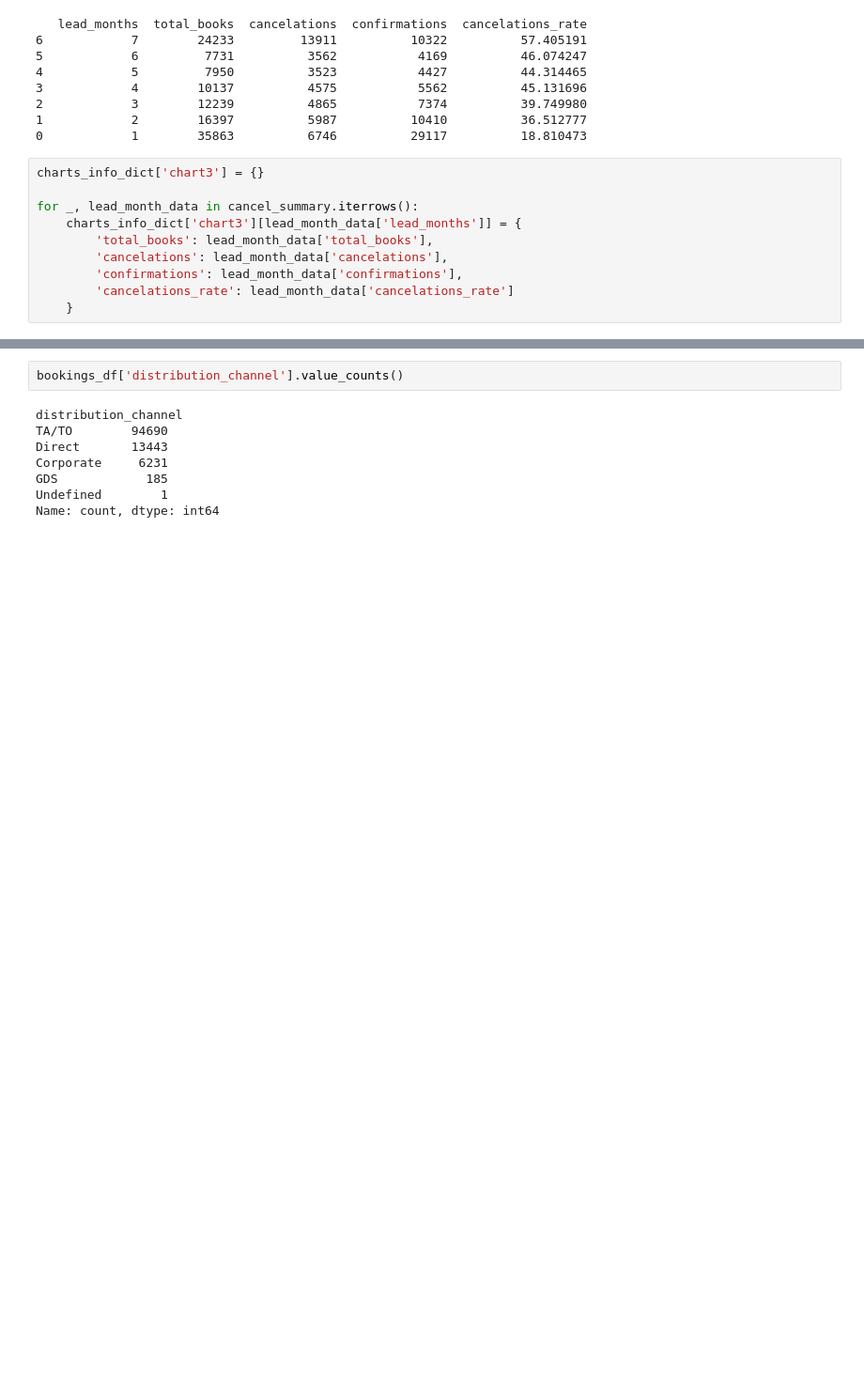
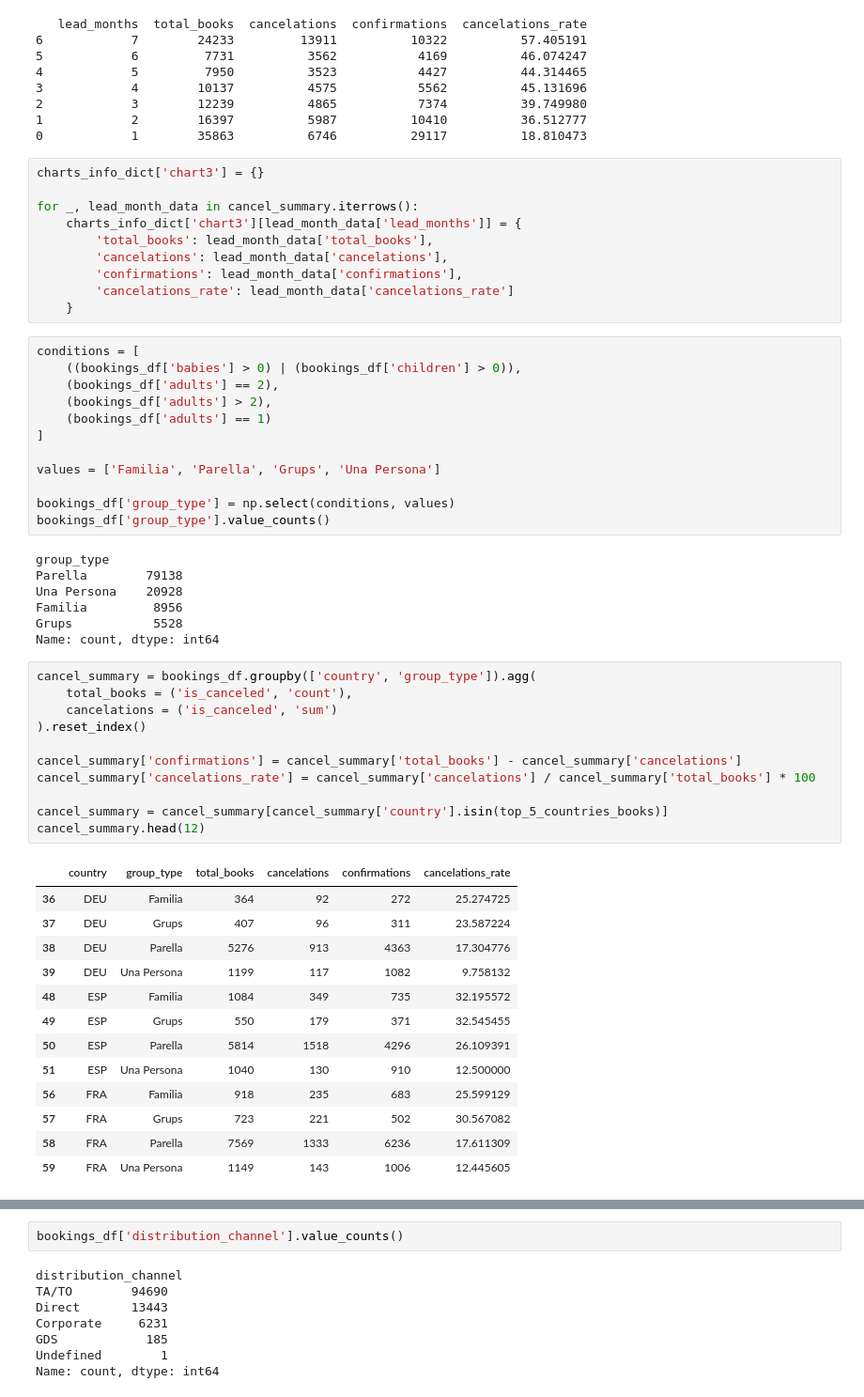
Before and after one commit to mcamarillas/House-Booking-Visualization, a Jupyter notebook: data-processing/process_data.ipynb, the cells around one changed output, grey strips where cells are left out. Shown at 94% size. Cells and saved outputs as stored; diff of their text form; blank space fills up the shorter version.

```diff
--- a/data-processing/process_data.ipynb
+++ b/data-processing/process_data.ipynb
@@ -231,3 +255,47 @@ for _, lead_month_data in cancel_summary.iterrows():
         'confirmations': lead_month_data['confirmations'],
         'cancelations_rate': lead_month_data['cancelations_rate']
     }
+# %%
+conditions = [
+    ((bookings_df['babies'] > 0) | (bookings_df['children'] > 0)),
+    (bookings_df['adults'] == 2),
+    (bookings_df['adults'] > 2),
+    (bookings_df['adults'] == 1)
+]
+
+values = ['Familia', 'Parella', 'Grups', 'Una Persona']
+
+bookings_df['group_type'] = np.select(conditions, values)
+bookings_df['group_type'].value_counts()
+# %% [output]
+group_type
+Parella        79138
+Una Persona    20928
+Familia         8956
+Grups           5528
+Name: count, dtype: int64
+# %%
+cancel_summary = bookings_df.groupby(['country', 'group_type']).agg(
+    total_books = ('is_canceled', 'count'),
+    cancelations = ('is_canceled', 'sum')
+).reset_index()
+
+cancel_summary['confirmations'] = cancel_summary['total_books'] - cancel_summary['cancelations']
+cancel_summary['cancelations_rate'] = cancel_summary['cancelations'] / cancel_summary['total_books'] * 100
+
+cancel_summary = cancel_summary[cancel_summary['country'].isin(top_5_countries_books)]
+cancel_summary.head(12)
+# %% [output]
+|  | country | group_type | total_books | cancelations | confirmations | cancelations_rate |
+| 36 | DEU | Familia | 364 | 92 | 272 | 25.274725 |
+| 37 | DEU | Grups | 407 | 96 | 311 | 23.587224 |
+| 38 | DEU | Parella | 5276 | 913 | 4363 | 17.304776 |
+| 39 | DEU | Una Persona | 1199 | 117 | 1082 | 9.758132 |
+| 48 | ESP | Familia | 1084 | 349 | 735 | 32.195572 |
+| 49 | ESP | Grups | 550 | 179 | 371 | 32.545455 |
+| 50 | ESP | Parella | 5814 | 1518 | 4296 | 26.109391 |
+| 51 | ESP | Una Persona | 1040 | 130 | 910 | 12.500000 |
+| 56 | FRA | Familia | 918 | 235 | 683 | 25.599129 |
+| 57 | FRA | Grups | 723 | 221 | 502 | 30.567082 |
+| 58 | FRA | Parella | 7569 | 1333 | 6236 | 17.611309 |
+| 59 | FRA | Una Persona | 1149 | 143 | 1006 | 12.445605 |
```
Also changed, not shown: parts of 7 cells of this notebook, 8 other files.
